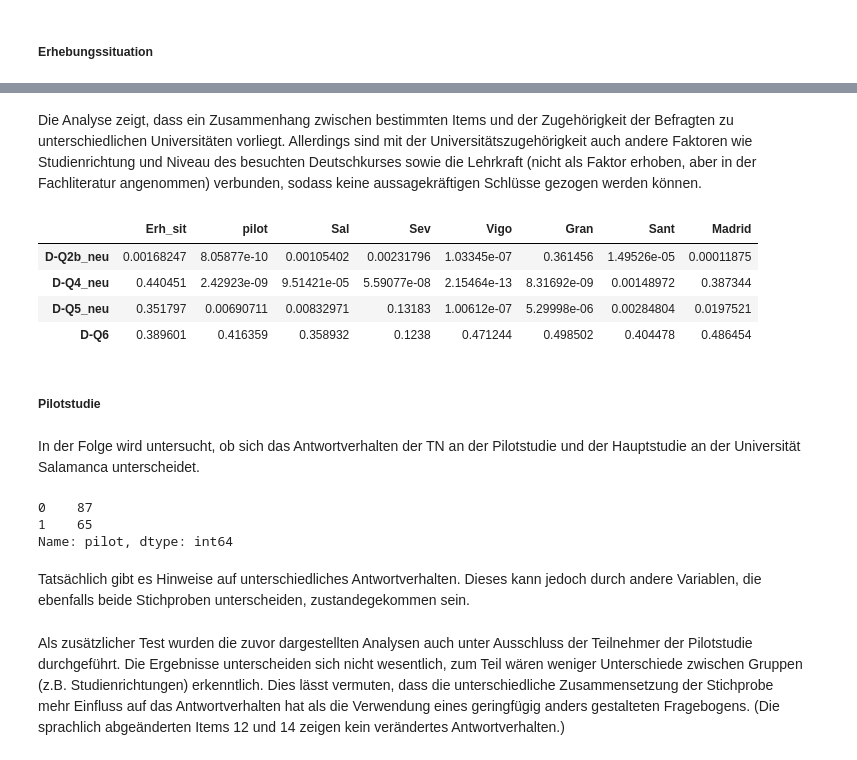
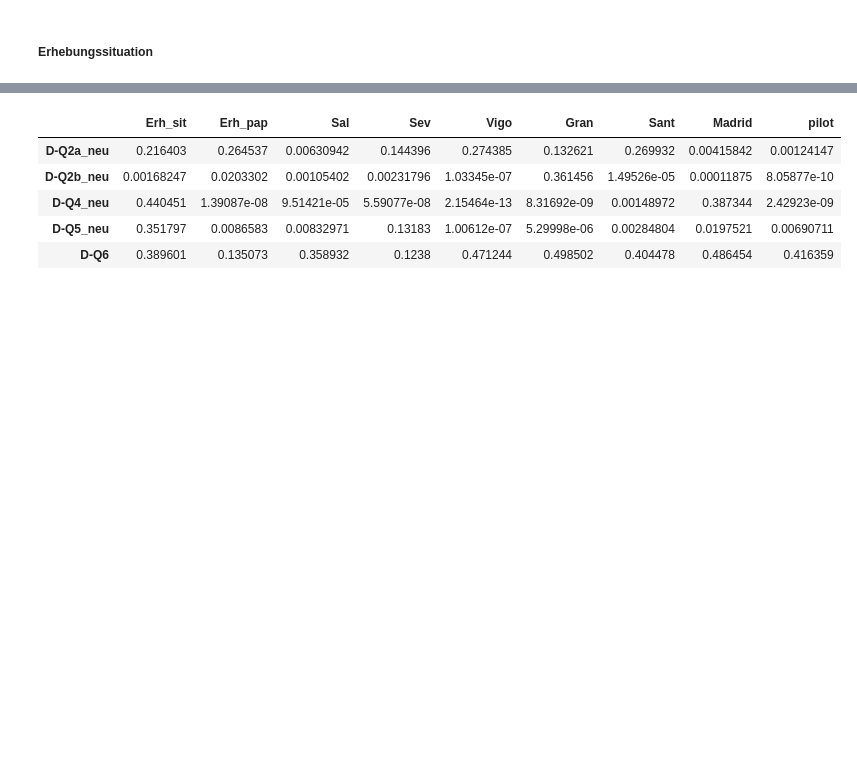
Before and after one commit to martinakienberger/Dissertation_LIS, a Jupyter notebook: Datenanalyse_Inferenz.ipynb, the cells around one changed output, grey strips where cells are left out. Cells and saved outputs as stored; diff of their text form; code cells hidden in the pictures; blank space fills up the shorter version.

```diff
--- a/Datenanalyse_Inferenz.ipynb
+++ b/Datenanalyse_Inferenz.ipynb
@@ -452,3 +451,11 @@ fakt = {'F1': ['A-Q3_6','A-Q3_7','A-Q3_8','A-Q3_9','A-Q3_14','A-Q3_15','A-Q3_10'
 * F6(MR5): metakognitive Strategien
 # %% [markdown]
 Erhebungssituation:
+# %%
+Daten['D-Q9_pap'] = 0
+
+j=0
+for i in Daten['IPAddress']:
+    if i == '2.154.100.40':
+        Daten.loc[j,'D-Q9_pap'] = 1
+    j = j+1
@@ -764,23 +779,24 @@ def df_test4(data,lst):
 def df_test5(data,lst):
 
     var1 = 'D-Q9_1'
-    var2 = 'pilot'
+    var2 = 'D-Q9_pap'
     var3 = 'D-Q1_Sal'
     var4 = 'D-Q1_Sev'
     var5 = 'D-Q1_Vigo'
     var6 = 'D-Q1_Gran'
     var7 = 'D-Q1_Sant'
     var8 = 'D-Q1_Madrid'
+    var9 = 'pilot'
 
     Erh_sit = []
     for col in lst:
         Erh_sit.append(stats.mannwhitneyu(data[col][data[var1]==1],
                         data[col][data[var1]==0]).pvalue)
 
-    pilot = []
+    Erh_pap = []
     for col in lst:
-        pilot.append(stats.mannwhitneyu(data[data['D-Q1']==63][col][data[var2]==1],
-                        data[data['D-Q1']==63][col][data[var2]==0]).pvalue)
+        Erh_pap.append(stats.mannwhitneyu(data[col][data[var2]==1],
+                        data[col][data[var2]==0]).pvalue)
 
     Sal = []
     for col in lst:
@@ -812,15 +828,21 @@ def df_test5(data,lst):
         Madrid.append(stats.mannwhitneyu(data[data['D-Q1']!=63][col][data[var8]==1],
                         data[data['D-Q1']!=63][col][data[var8]==0]).pvalue)
 
+    pilot = []
+    for col in lst:
+        pilot.append(stats.mannwhitneyu(data[data['D-Q1']==63][col][data[var9]==1],
+                        data[data['D-Q1']==63][col][data[var9]==0]).pvalue)
+
     df = pd.DataFrame(Erh_sit)
     df.rename(columns={0:'Erh_sit'}, inplace=True)
-    df['pilot'] = pilot
+    df['Erh_pap'] = Erh_pap
     df['Sal'] = Sal
     df['Sev'] = Sev
     df['Vigo'] = Vigo
     df['Gran'] = Gran
     df['Sant'] = Sant
     df['Madrid'] = Madrid
+    df['pilot'] = pilot
 
     df.index = [lst[ind] for ind in df.index]
     df = df.style.applymap(lambda x: 'background-color : salmon' if x < 0.01 else 'background-color: lightsalmon' if x >= 0.01 and x < 0.05 else 'background-color : white')
@@ -1376,24 +1539,9 @@ Ein Einfluss der Verwendung des Papierfragebogens auf das Antwortverhalten kann
-# %% [markdown]
-Die Analyse zeigt, dass ein Zusammenhang zwischen bestimmten Items und der Zugehörigkeit der Befragten zu unterschiedlichen Universitäten vorliegt. Allerdings sind mit der Universitätszugehörigkeit auch andere Faktoren wie Studienrichtung und Niveau des besuchten Deutschkurses sowie die Lehrkraft (nicht als Faktor erhoben, aber in der Fachliteratur angenommen) verbunden, sodass keine aussagekräftigen Schlüsse gezogen werden können.
 # %%
-df_test5(Daten[Daten['Finished']==1],Liste_D[1:])
+df_test5(Daten[Daten['Finished']==1],Liste_D)
 # %% [output]
-|  | Erh_sit | pilot | Sal | Sev | Vigo | Gran | Sant | Madrid |
-| D-Q2b_neu | 0.00168247 | 8.05877e-10 | 0.00105402 | 0.00231796 | 1.03345e-07 | 0.361456 | 1.49526e-05 | 0.00011875 |
-| D-Q4_neu | 0.440451 | 2.42923e-09 | 9.51421e-05 | 5.59077e-08 | 2.15464e-13 | 8.31692e-09 | 0.00148972 | 0.387344 |
-| D-Q5_neu | 0.351797 | 0.00690711 | 0.00832971 | 0.13183 | 1.00612e-07 | 5.29998e-06 | 0.00284804 | 0.0197521 |
-| D-Q6 | 0.389601 | 0.416359 | 0.358932 | 0.1238 | 0.471244 | 0.498502 | 0.404478 | 0.486454 |
+|  | Erh_sit | Erh_pap | Sal | Sev | Vigo | Gran | Sant | Madrid | pilot |
+| D-Q2a_neu | 0.216403 | 0.264537 | 0.00630942 | 0.144396 | 0.274385 | 0.132621 | 0.269932 | 0.00415842 | 0.00124147 |
+| D-Q2b_neu | 0.00168247 | 0.0203302 | 0.00105402 | 0.00231796 | 1.03345e-07 | 0.361456 | 1.49526e-05 | 0.00011875 | 8.05877e-10 |
+| D-Q4_neu | 0.440451 | 1.39087e-08 | 9.51421e-05 | 5.59077e-08 | 2.15464e-13 | 8.31692e-09 | 0.00148972 | 0.387344 | 2.42923e-09 |
+| D-Q5_neu | 0.351797 | 0.0086583 | 0.00832971 | 0.13183 | 1.00612e-07 | 5.29998e-06 | 0.00284804 | 0.0197521 | 0.00690711 |
+| D-Q6 | 0.389601 | 0.135073 | 0.358932 | 0.1238 | 0.471244 | 0.498502 | 0.404478 | 0.486454 | 0.416359 |
-# %% [markdown]
-##### Pilotstudie
-# %% [markdown]
-In der Folge wird untersucht, ob sich das Antwortverhalten der TN an der Pilotstudie und der Hauptstudie an der Universität Salamanca unterscheidet.
-# %%
-Finished[Finished['D-Q1']==63]['pilot'].value_counts()
-# %% [output]
-0    87
-1    65
-Name: pilot, dtype: int64
-# %% [markdown]
-Tatsächlich gibt es Hinweise auf unterschiedliches Antwortverhalten. Dieses kann jedoch durch andere Variablen, die ebenfalls beide Stichproben unterscheiden, zustandegekommen sein.
-# %% [markdown]
-Als zusätzlicher Test wurden die zuvor dargestellten Analysen auch unter Ausschluss der Teilnehmer der Pilotstudie durchgeführt. Die Ergebnisse unterscheiden sich nicht wesentlich, zum Teil wären weniger Unterschiede zwischen Gruppen (z.B. Studienrichtungen) erkenntlich. Dies lässt vermuten, dass die unterschiedliche Zusammensetzung der Stichprobe mehr Einfluss auf das Antwortverhalten hat als die Verwendung eines geringfügig anders gestalteten Fragebogens. (Die sprachlich abgeänderten Items 12 und 14 zeigen kein verändertes Antwortverhalten.)
```
Also changed, not shown: parts of 42 cells of this notebook, 2 other files.
